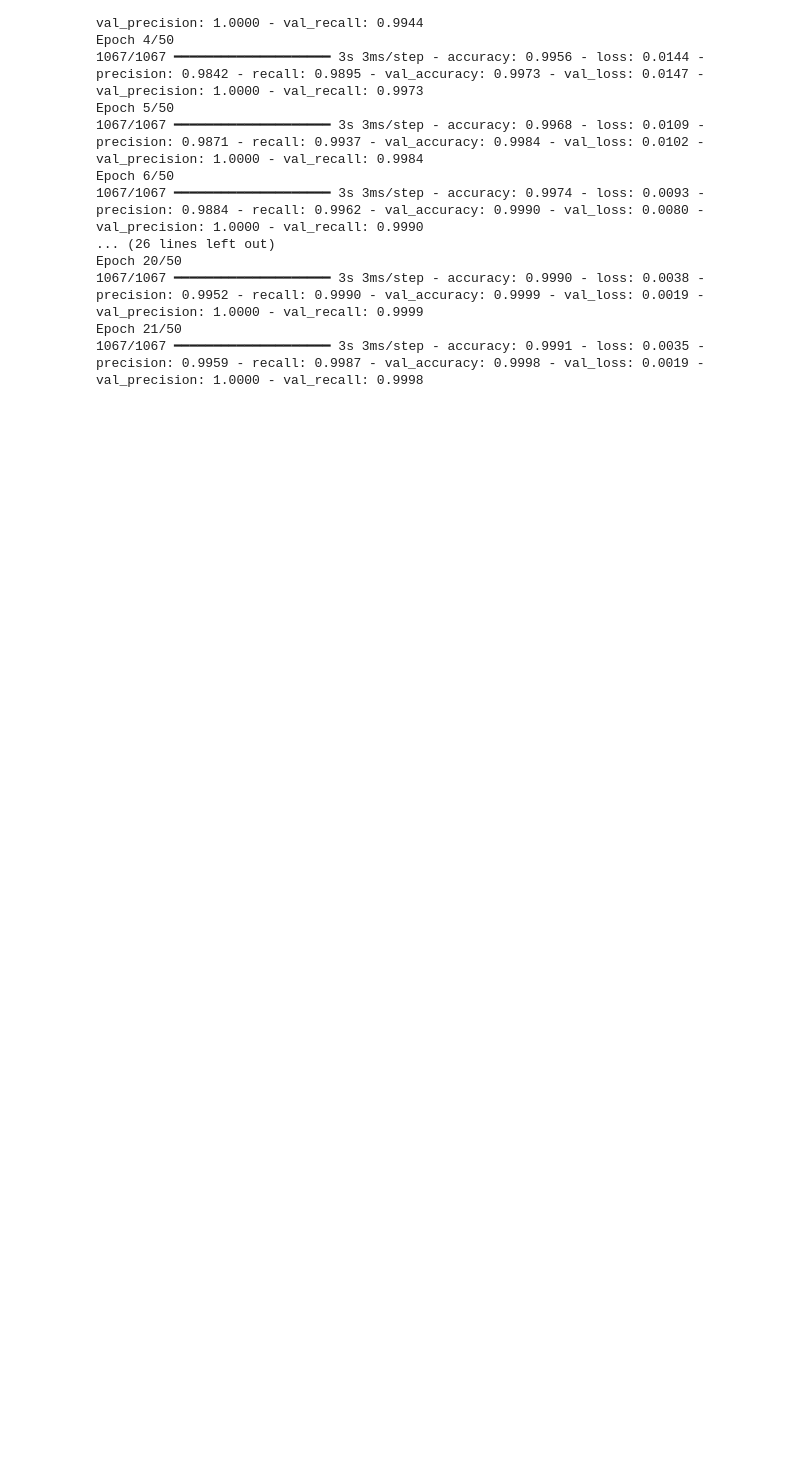
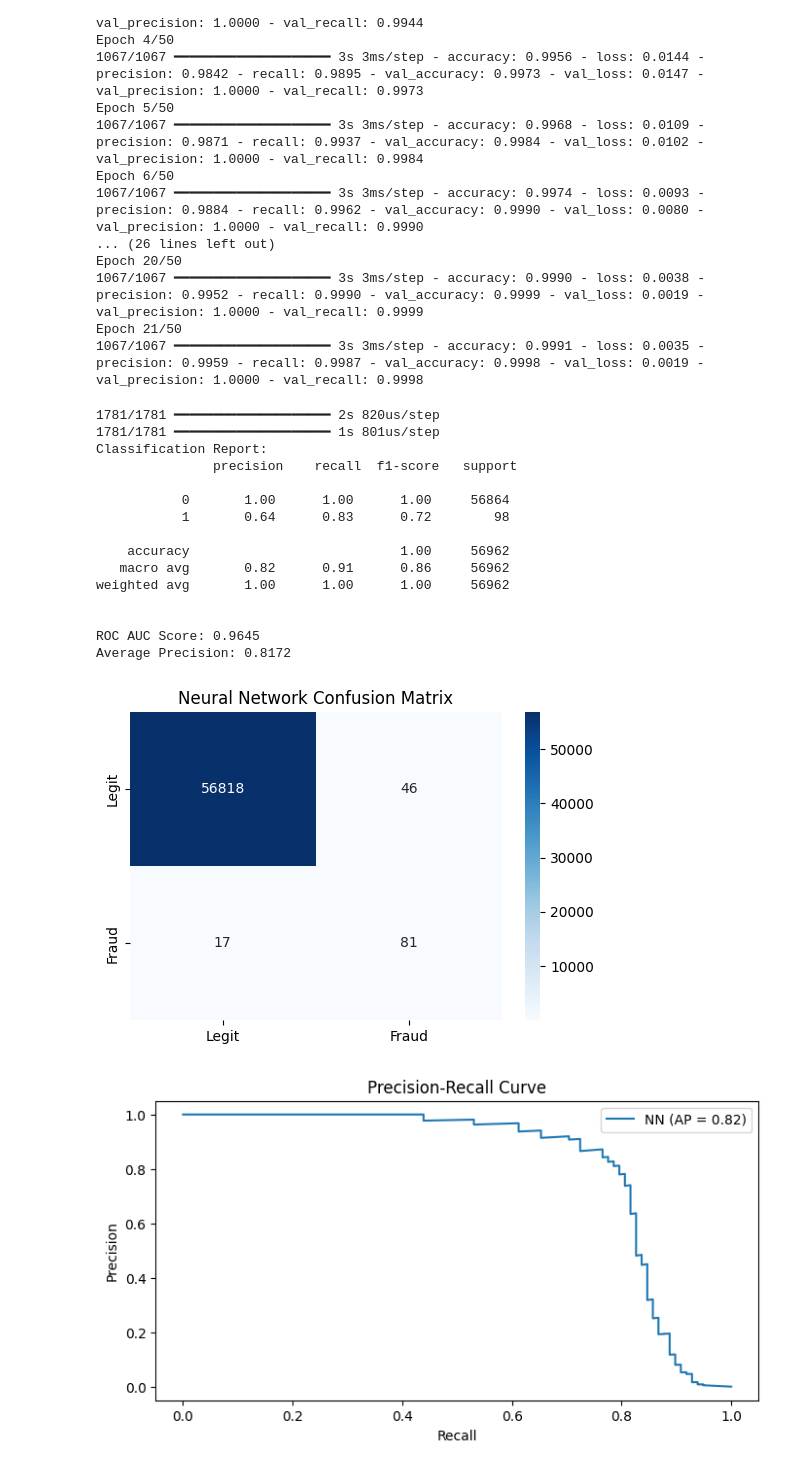
Before and after one commit to shravya312/wisework_assignment, a Jupyter notebook: neural_networks.ipynb, the cells around one changed output. Cells and saved outputs as stored; diff of their text form; code cells hidden in the pictures; blank space fills up the shorter version.

Commit message:
Added the neural networks implimentation

```diff
--- a/neural_networks.ipynb
+++ b/neural_networks.ipynb
@@ -85,3 +85,49 @@ Epoch 20/50
 1067/1067 ━━━━━━━━━━━━━━━━━━━━ 3s 3ms/step - accuracy: 0.9990 - loss: 0.0038 - precision: 0.9952 - recall: 0.9990 - val_accuracy: 0.9999 - val_loss: 0.0019 - val_precision: 1.0000 - val_recall: 0.9999
 Epoch 21/50
 1067/1067 ━━━━━━━━━━━━━━━━━━━━ 3s 3ms/step - accuracy: 0.9991 - loss: 0.0035 - precision: 0.9959 - recall: 0.9987 - val_accuracy: 0.9998 - val_loss: 0.0019 - val_precision: 1.0000 - val_recall: 0.9998
+# %%
+# Predictions
+y_pred = (model.predict(X_test) > 0.5).astype(int)
+y_proba = model.predict(X_test)
+
+# Metrics
+print("Classification Report:\n", classification_report(y_test, y_pred))
+print("\nROC AUC Score: {:.4f}".format(roc_auc_score(y_test, y_proba)))
+print("Average Precision: {:.4f}".format(average_precision_score(y_test, y_proba)))
+
+# Confusion Matrix
+cm = confusion_matrix(y_test, y_pred)
+plt.figure(figsize=(6, 4))
+sns.heatmap(cm, annot=True, fmt='d', cmap='Blues',
+            xticklabels=['Legit', 'Fraud'],
+            yticklabels=['Legit', 'Fraud'])
+plt.title('Neural Network Confusion Matrix')
+plt.show()
+
+# Precision-Recall Curve
+precision, recall, _ = precision_recall_curve(y_test, y_proba)
+plt.figure(figsize=(8, 4))
+plt.plot(recall, precision, label='NN (AP = {:.2f})'.format(average_precision_score(y_test, y_proba)))
+plt.xlabel('Recall')
+plt.ylabel('Precision')
+plt.title('Precision-Recall Curve')
+plt.legend()
+plt.show()
+# %% [output]
+1781/1781 ━━━━━━━━━━━━━━━━━━━━ 2s 820us/step
+1781/1781 ━━━━━━━━━━━━━━━━━━━━ 1s 801us/step
+Classification Report:
+               precision    recall  f1-score   support
+
+           0       1.00      1.00      1.00     56864
+           1       0.64      0.83      0.72        98
+
+    accuracy                           1.00     56962
+   macro avg       0.82      0.91      0.86     56962
+weighted avg       1.00      1.00      1.00     56962
+
+
+ROC AUC Score: 0.9645
+Average Precision: 0.8172
+[figure, added]
+[figure, added]
```
Also changed, not shown: parts of 1 cell of this notebook.
